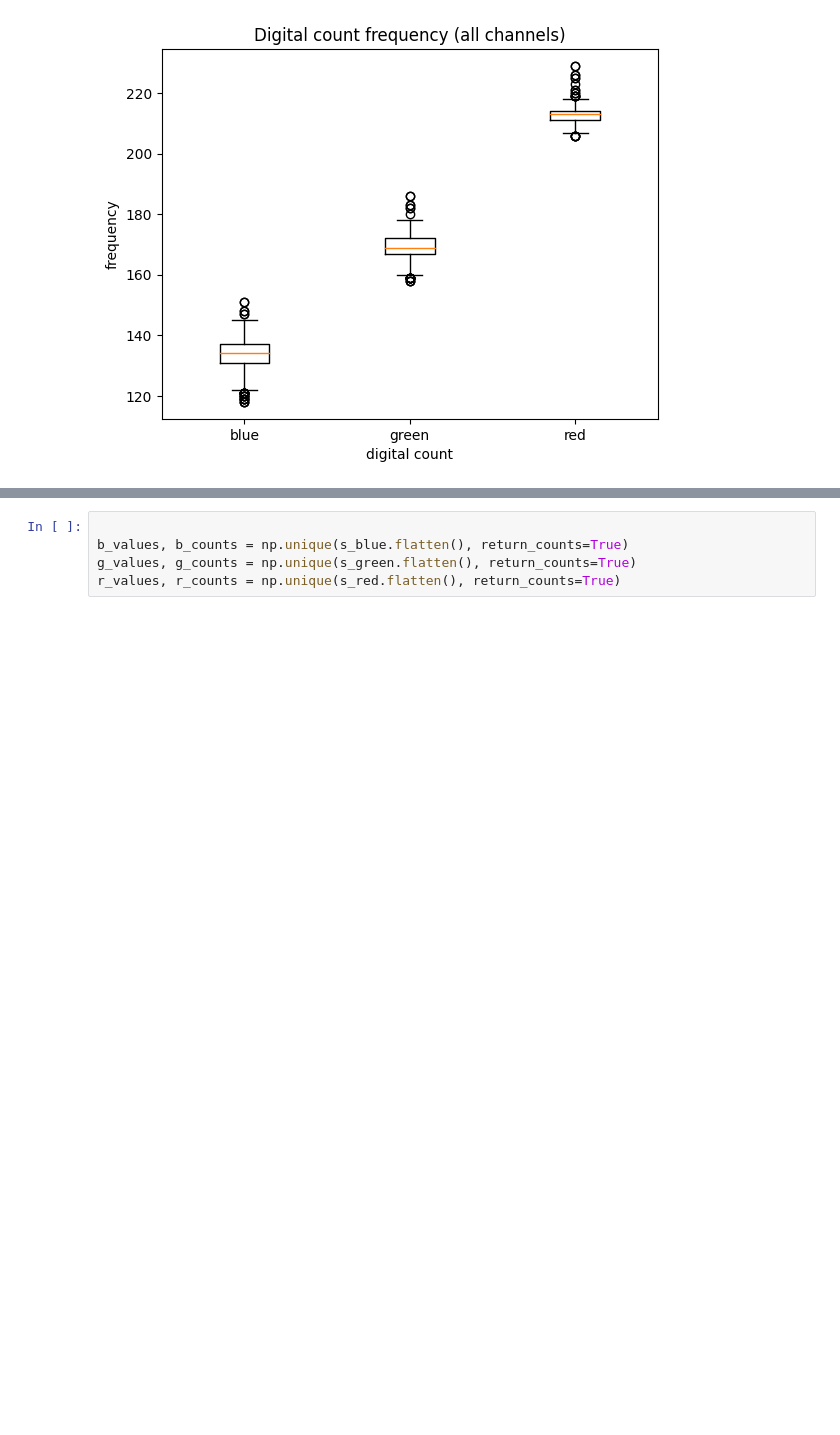
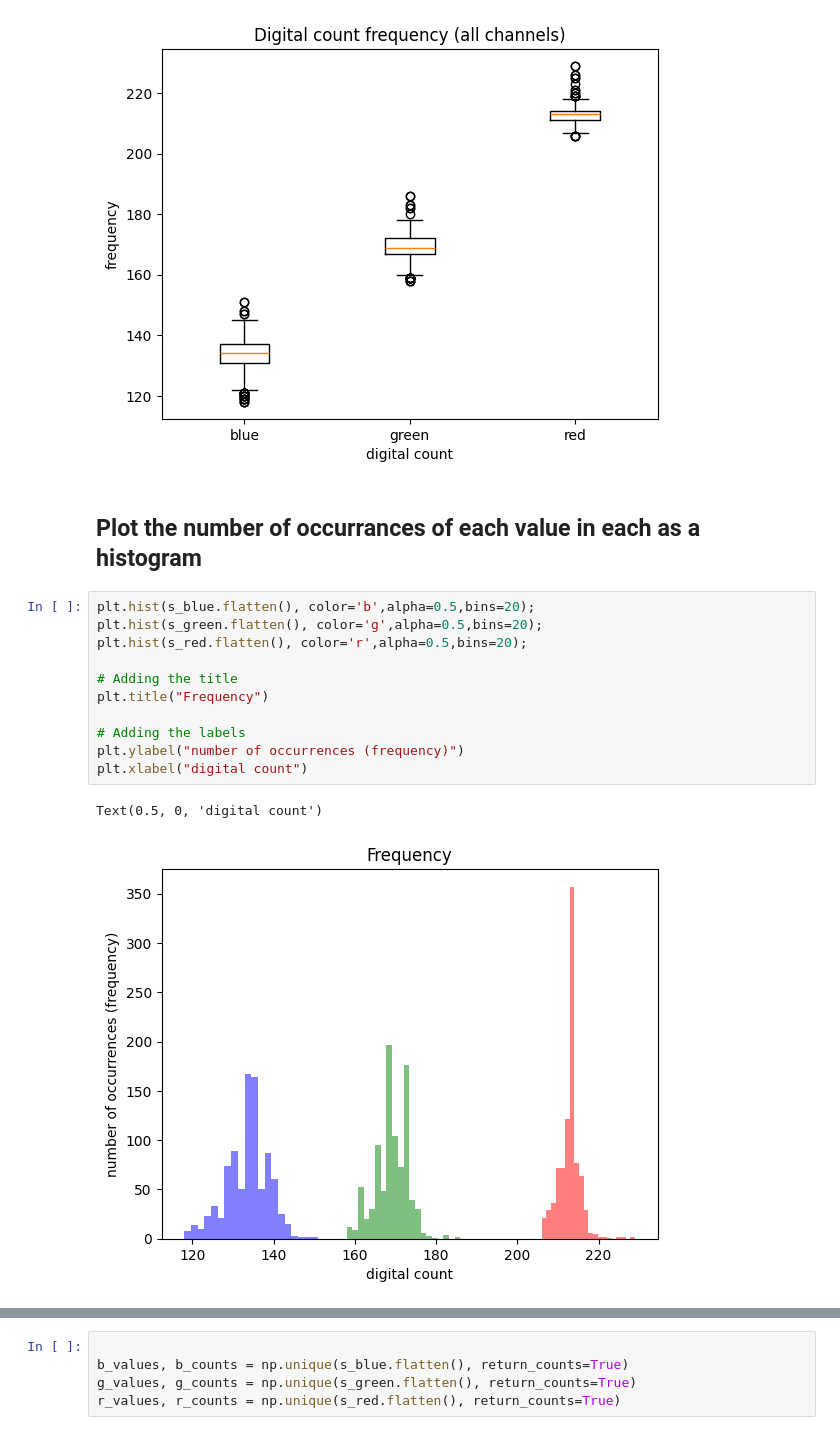
Before and after one commit to gabrielDiaz-performlab/IMGS-211-Instructional-Notebooks, a Jupyter notebook: 4. Visualizing distributions with Matplotlib.ipynb, the cells around one changed output, grey strips where cells are left out. Drawn from its saved outputs; the diff is of its cells as text; blank space fills up the shorter version.

```diff
--- a/4. Visualizing distributions with Matplotlib.ipynb
+++ b/4. Visualizing distributions with Matplotlib.ipynb
@@ -207,4 +207,20 @@ plt.xticks([1,2,3],['blue','green','red'])
   <matplotlib.axis.XTick at 0x...>],
  [Text(1, 0, 'blue'), Text(2, 0, 'green'), Text(3, 0, 'red')])
 [figure]
+# %% [markdown]
+## Plot the number of occurrances of each value in each as a histogram
+# %%
+plt.hist(s_blue.flatten(), color='b',alpha=0.5,bins=20);
+plt.hist(s_green.flatten(), color='g',alpha=0.5,bins=20);
+plt.hist(s_red.flatten(), color='r',alpha=0.5,bins=20);
+
+# Adding the title
+plt.title("Frequency")
+
+# Adding the labels
+plt.ylabel("number of occurrences (frequency)")
+plt.xlabel("digital count")
+# %% [output]
+Text(0.5, 0, 'digital count')
+[figure, added]
 # %% [markdown]
```
Also changed, not shown: parts of 9 cells of this notebook.
